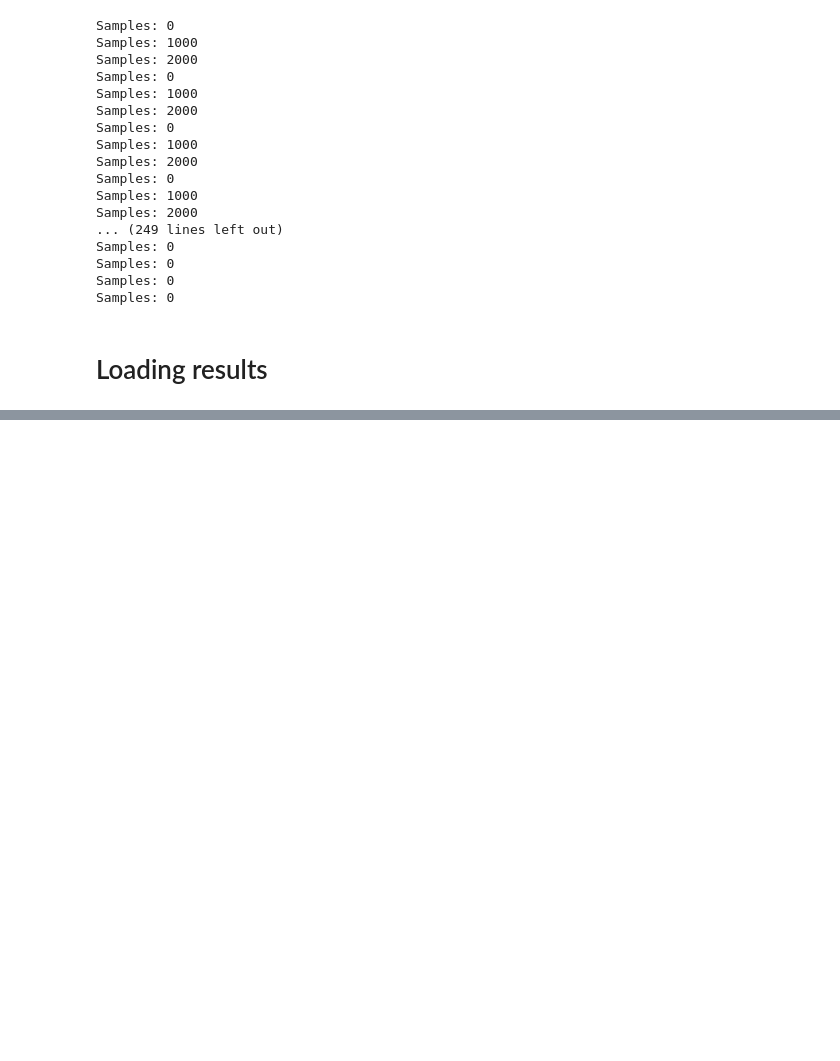
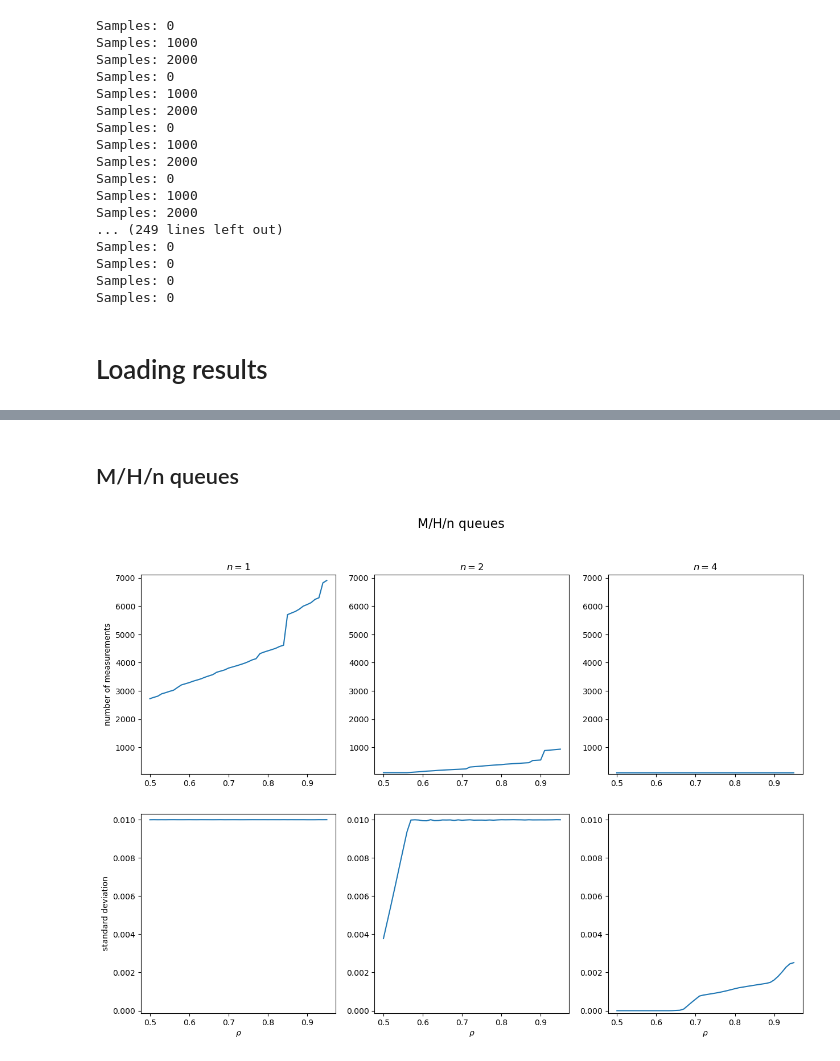
Before and after one commit to tuaosh/StochSim-Assignment-2, a Jupyter notebook: simulations.ipynb, the cells around one changed output, grey strips where cells are left out. Saved outputs shown, nothing was run; the diff lists cells and outputs as text; code cells hidden in the pictures; blank space fills up the shorter version.

```diff
--- a/simulations.ipynb
+++ b/simulations.ipynb
@@ -175,0 +302,38 @@ list_M_H_4 = q.readTxt(OUTPUT_FOLDER + "M_H_4")
+# %% [markdown]
+## M/H/n queues
+# %%
+fig, ax = plt.subplots(2, 3, figsize=(15, 10))
+ax[0][0].plot(RHO, [len(l) for l in list_M_H_1])
+ax[1][0].plot(RHO, stds_M_H_1)
+ax[0][1].plot(RHO, [len(l) for l in list_M_H_2])
+ax[1][1].plot(RHO, stds_M_H_2)
+ax[0][2].plot(RHO, [len(l) for l in list_M_H_4])
+ax[1][2].plot(RHO, stds_M_H_4)
+
+ax[0][0].set_title("$n=1$")
+ax[0][1].set_title("$n=2$")
+ax[0][2].set_title("$n=4$")
+
+ax[1][0].set_xlabel(r"$\rho$")
+ax[1][1].set_xlabel(r"$\rho$")
+ax[1][2].set_xlabel(r"$\rho$")
+
+row_0_ymin = min(ax[0][i].get_ylim()[0] for i in range(3))
+row_0_ymax = max(ax[0][i].get_ylim()[1] for i in range(3))
+for i in range(3):
+    ax[0][i].set_ylim(row_0_ymin, row_0_ymax)
+
+ax[0][0].set_ylabel("number of measurements")
+
+row_1_ymin = min(ax[1][i].get_ylim()[0] for i in range(3))
+row_1_ymax = max(ax[1][i].get_ylim()[1] for i in range(3))
+for i in range(3):
+    ax[1][i].set_ylim(row_1_ymin, row_1_ymax)
+
+ax[1][0].set_ylabel("standard deviation")
+
+fig.suptitle("M/H/n queues", fontsize=16)
+
+plt.show()
+# %% [output]
+[figure, added]
```
Also changed, not shown: parts of 8 cells of this notebook.
